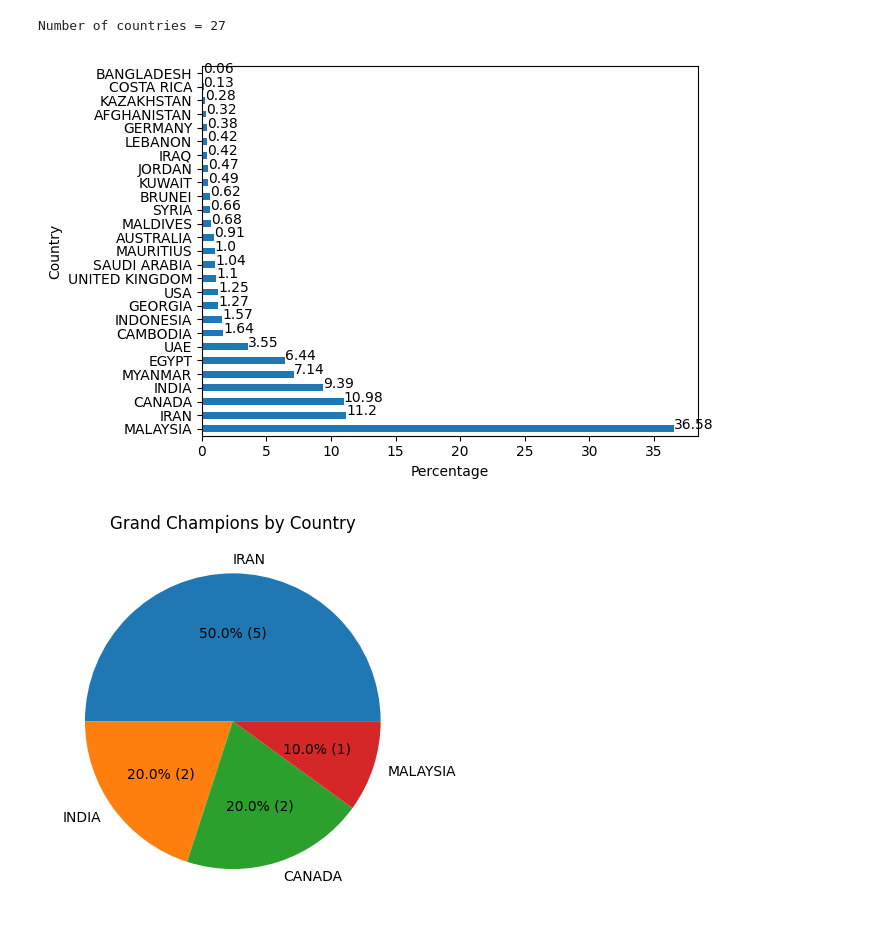
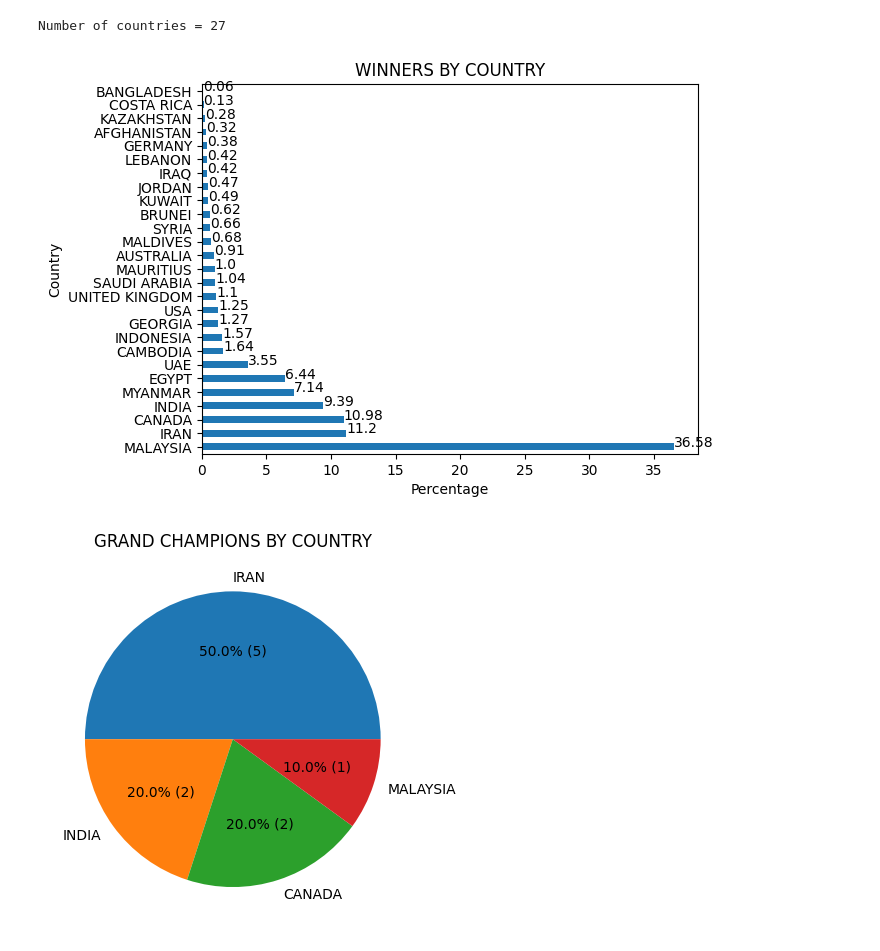
Before and after one commit to skthetester/ucmas-challenge-results, a Jupyter notebook: scripts/analytics.ipynb, the cells around one changed output. Cells and saved outputs as stored; diff of their text form; code cells hidden in the pictures.

Commit message:
updated plots; added plot for flash

```diff
--- a/scripts/analytics.ipynb
+++ b/scripts/analytics.ipynb
@@ -9,25 +9,25 @@ df = pd.read_csv(data_path + "winners_visual.csv", index_col=0)
 # %%
 import matplotlib.pyplot as plt
 import numpy as np
 
 # by country
 countries = df['Country'].unique()
 print('Number of countries =', len(countries))
 
 country_counts = df['Country'].value_counts()
 percentage = country_counts / len(df) * 100
 
 percentage.plot(kind='barh')
 plt.xlabel('Percentage')
 
 for index, value in enumerate(percentage):
     plt.text(value, index, str(round(value,2)))
 
-plt.title("Winners by Country")
+plt.title("WINNERS BY COUNTRY")
 plt.show()
 # %% [output]
 Number of countries = 27
-[figure, old version]
+[figure, new version]
 # %%
 # Grand Champions by Country
 
@@ -43,10 +43,10 @@ total = len(df_gc)
 
 fig = plt.figure()
 plt.pie(gc_country_counts, labels=gc_country_counts.index, autopct=my_fmt, shadow=False)
-plt.title("Grand Champions by Country")
+plt.title("GRAND CHAMPIONS BY COUNTRY")
 plt.show()
 # %% [output]
-[figure, old version]
+[figure, new version]
 # %%
 # Champions by Country
 
```
Also changed, not shown: parts of 3 cells of this notebook, 1 other file.
